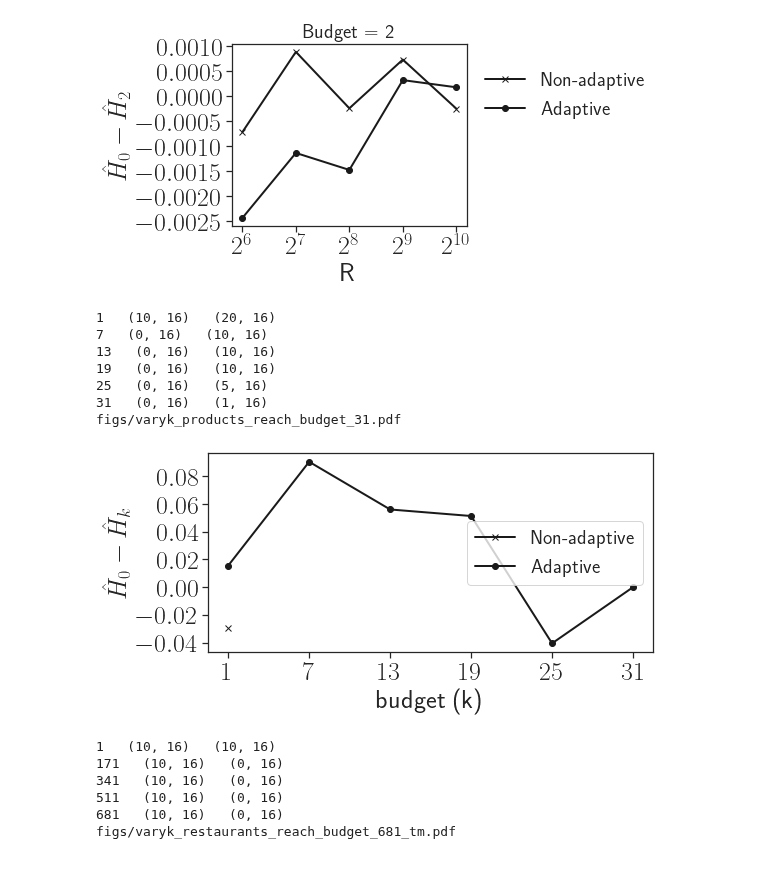
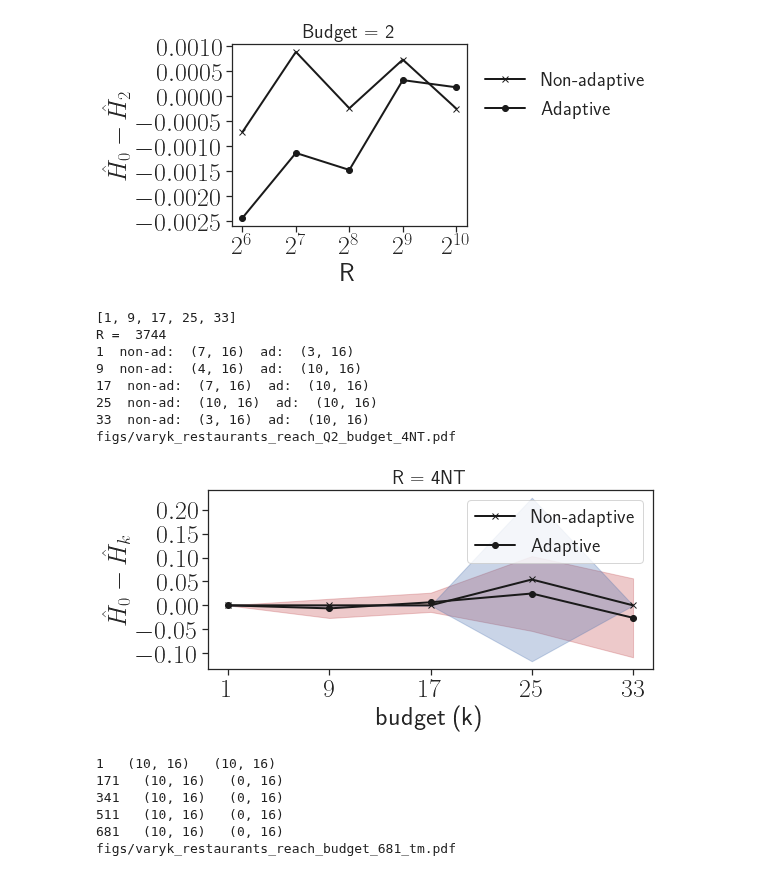
Before and after one commit to toggled/uncertainty, a Jupyter notebook: test.ipynb, the cells around one changed output. Saved outputs shown, nothing was run; the diff lists cells and outputs as text; code cells hidden in the pictures.

```diff
--- a/test.ipynb
+++ b/test.ipynb
@@ -248,12 +250,12 @@ output/measure_ER_15_22_appr_tri_1.queries.csv
 import pandas as pd
 from matplotlib.ticker import FormatStrFormatter
 
-# pr = 'reach'
-pr = 'sp'
+pr = 'reach'
+# pr = 'sp'
 # pr='tri'
 # alg = 'appr'
-alg = 'mcdij'
-# alg = 'mcbfs'
+# alg = 'mcdij'
+alg = 'mcbfs'
 # alg = 'mcapproxtri'
 # data = 'products'
 # data = 'papers'
@@ -265,8 +267,8 @@ data = 'biomine'
 _max = -1
 # invert = True
 invert = False
-# loop = 'N' # 'T'
-loop = 'T'
+loop = 'N' # 'T'
+# loop = 'T'
 epsilon = [0.001,0.03][loop=='T']
 # epsilon = 0.03
 step = 5
@@ -966,21 +957,27 @@ fontsize = 28
 labelsize = 22
 lw = 2
 
-folder = 'output/baby/CRureduct2/'
+# folder = 'output/baby/CRureduct2/'
+folder = 'output/baby/CR_rest/'
 
 # K = 32
-# data = 'restaurants'
-data = 'products'
+data = 'restaurants'
+# data = 'products'
 alg0 = 'greedymem'
 a0 = 'greedy+mem'
 q = 'reach'
 qset = 2
 # kset = [2,3,5]
-
+ignore_negative = False
 # kset = [list(range(1,851,85*2)),list(range(1,376,2*37))][data=='products']
-kset = [list(range(1,85,8*2)),list(range(1,37,2*3))][data=='products']
+kset = [list(range(1,35,8)),list(range(1,37,6))][data=='products']
+print(kset)
 # Kset = [64,128,256,512,1024]
-K = [2*156*6,2*4*46][data=='products']
+# K = [2*156*6,2*4*46][data=='products']
+multiplier = 4
+K = [int(multiplier*156*6),int(multiplier*4*46)][data=='products']
+NT = str(multiplier)+'NT'
+print('R = ',K)
 varyK0 = [] #greedy+mem
 varyK1  = [] #greedy
 est_alg = 'mcbfs'
@@ -990,54 +987,62 @@ for k in kset:
     df0 = df0[df0['MCalgo'] == est_alg]
     df1= df0[df0['setting'] == 'adaptive']
     df0 = df0[df0['setting'] == 'non-adaptive']
-    print(k,' ',df0.shape,' ',df1.shape)
+    if ignore_negative:
+        df0 = df0[df0['DeltaH']>0]
+        df1 = df1[df1['DeltaH']>0]
+    print(k,' non-ad: ',df0.shape,' ad: ',df1.shape)
     varyK0.append(df0)
     varyK1.append(df1)
 
 
 adap = []
 non_adap = []
-# std_red = []
-# stdM_red = []
+std_ad = []
+std_nad = []
 for i,K in enumerate(kset):
     mean,std = varyK0[i]['DeltaH'].mean(), varyK0[i]['DeltaH'].std()
     non_adap.append(mean)
-    # stdM_red.append(std)
+    std_nad.append(std)
     mean,std = varyK1[i]['DeltaH'].mean(), varyK1[i]['DeltaH'].std()
     adap.append(mean)
-    # std_red.append(std)
+    std_ad.append(std)
 #     sns.lineplot(x='K', y='DeltaH', data=varyK0[i], linewidth=lw, markersize=8,color='k')
 # plt.xscale('log',base=2)
 non_adap = np.array(non_adap)
 adap = np.array(adap)
+std_ad = np.array(std_ad)
+std_nad = np.array(std_nad)
 plt.plot(kset,non_adap,color = 'k',marker='x',label='Non-adaptive',linewidth=lw)
 plt.plot(kset,adap,color = 'k',marker='o',label='Adaptive',linewidth=lw)
-# plt.fill_between(Kset, np.array(greedyM_red) - np.array(stdM_red), np.array(greedyM_red) + np.array(stdM_red), \
-#                  color='r', alpha=0.4)
+plt.fill_between(kset, adap - std_ad, adap + std_ad, \
+                 color='r', alpha=0.3)
+plt.fill_between(kset, non_adap - std_nad, non_adap + std_nad, \
+                 color='b', alpha=0.3)
 # ax = plt.gca()
 # ax.axhline(exact_deltaH,linestyle='--',color='r',linewidth=lw,label='Exact')
 
 # plt.xscale('log',base=2)
 plt.xlabel('budget (k)',fontsize=fontsize-2)
 plt.ylabel('$\hat{H}_0 - \hat{H}_k$',fontsize=fontsize-2)
 plt.xticks(kset,fontsize=fontsize-2)
 plt.yticks(fontsize=fontsize-2)
 # plt.legend(fontsize=fontsize+10,bbox_to_anchor=(1.001,0.95),frameon = False,prop={"size":20})
 plt.legend(fontsize=fontsize+10,loc='best',prop={"size":20})
-# plt.title('Budget = '+str(k),fontsize=fontsize-8)
-fname = 'figs/varyk_'+data+"_"+q+'_budget_'+str(K)+".pdf"
+plt.title('R = '+NT,fontsize=fontsize-8)
+fname = 'figs/varyk_'+data+"_"+q+'_Q'+str(qset)+'_budget_'+NT+".pdf"
 print(fname)
 plt.tight_layout()
 plt.savefig(fname)
 # %% [output]
-1   (10, 16)   (20, 16)
-7   (0, 16)   (10, 16)
-13   (0, 16)   (10, 16)
-19   (0, 16)   (10, 16)
-25   (0, 16)   (5, 16)
-31   (0, 16)   (1, 16)
-figs/varyk_products_reach_budget_31.pdf
+[1, 9, 17, 25, 33]
+R =  3744
+1  non-ad:  (7, 16)  ad:  (3, 16)
+9  non-ad:  (4, 16)  ad:  (10, 16)
+17  non-ad:  (7, 16)  ad:  (10, 16)
+25  non-ad:  (10, 16)  ad:  (10, 16)
+33  non-ad:  (3, 16)  ad:  (10, 16)
+figs/varyk_restaurants_reach_Q2_budget_4NT.pdf
-[figure, old version]
+[figure, new version]
 # %%
 from matplotlib import pyplot as plt
 plt.rcParams['text.usetex'] = True
```
Also changed, not shown: parts of 4 cells of this notebook, 6 other files.
